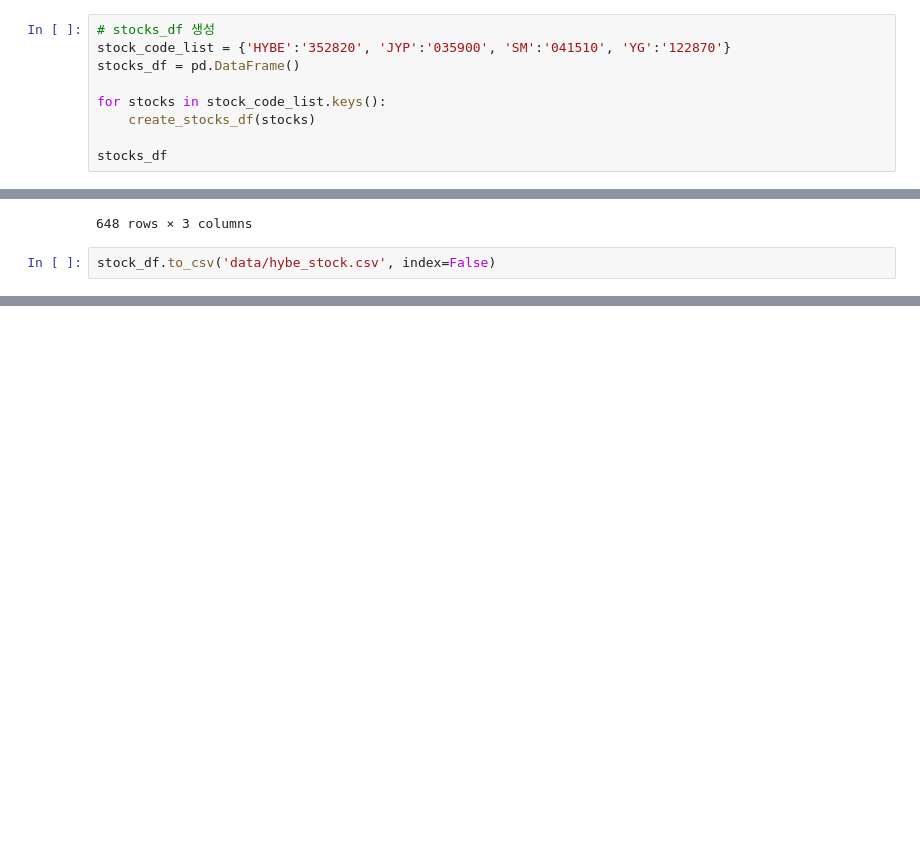
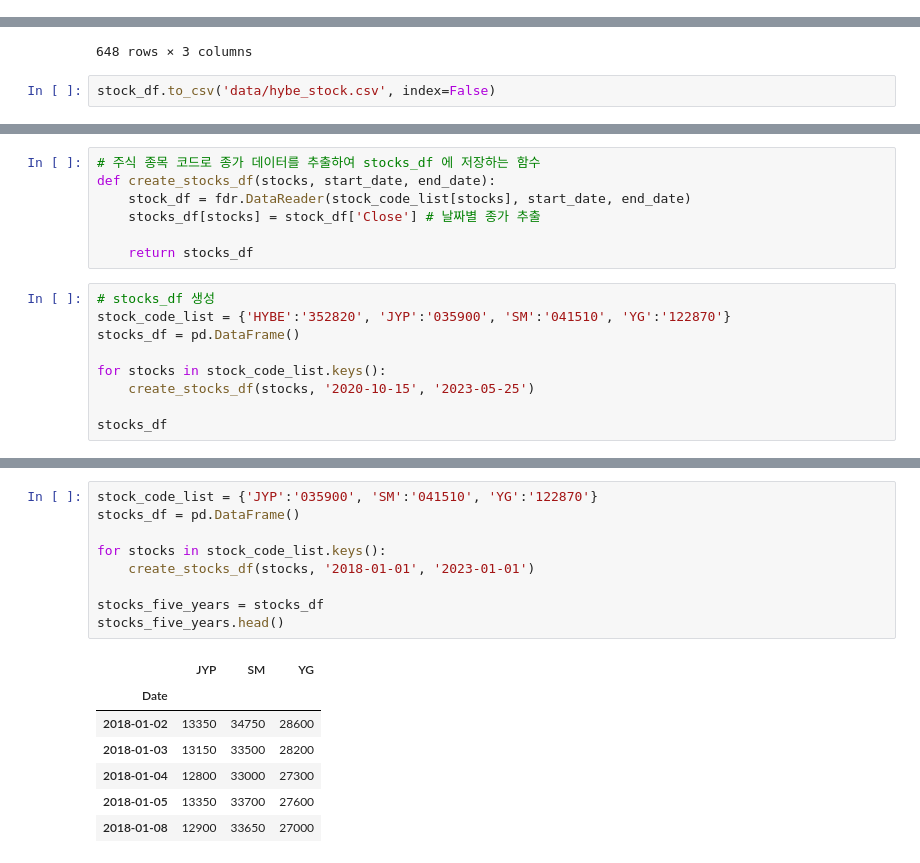
Before and after one commit to pulpo125/habang, a Jupyter notebook: stock_pj/stock_crawling.ipynb, the cells around one changed output, grey strips where cells are left out. Cells and saved outputs as stored; diff of their text form; blank space fills up the shorter version.

```diff
--- a/stock_pj/stock_crawling.ipynb
+++ b/stock_pj/stock_crawling.ipynb
@@ -25,12 +25,3 @@ def create_stocks_df(stocks):
     stocks_df[stocks] = stock_df['Close'] # 날짜별 종가 추출
 
     return stocks_df
-# %%
-# stocks_df 생성
-stock_code_list = {'HYBE':'352820', 'JYP':'035900', 'SM':'041510', 'YG':'122870'}
-stocks_df = pd.DataFrame()
-
-for stocks in stock_code_list.keys():
-    create_stocks_df(stocks)
-
-stocks_df
@@ -140,0 +103,16 @@ stock_df.to_csv('data/hybe_stock.csv', index=False)
+# %%
+# 주식 종목 코드로 종가 데이터를 추출하여 stocks_df 에 저장하는 함수
+def create_stocks_df(stocks, start_date, end_date):
+    stock_df = fdr.DataReader(stock_code_list[stocks], start_date, end_date)
+    stocks_df[stocks] = stock_df['Close'] # 날짜별 종가 추출
+
+    return stocks_df
+# %%
+# stocks_df 생성
+stock_code_list = {'HYBE':'352820', 'JYP':'035900', 'SM':'041510', 'YG':'122870'}
+stocks_df = pd.DataFrame()
+
+for stocks in stock_code_list.keys():
+    create_stocks_df(stocks, '2020-10-15', '2023-05-25')
+
+stocks_df
@@ -140,0 +170,17 @@ stock_df.to_csv('data/hybe_stock.csv', index=False)
+# %%
+stock_code_list = {'JYP':'035900', 'SM':'041510', 'YG':'122870'}
+stocks_df = pd.DataFrame()
+
+for stocks in stock_code_list.keys():
+    create_stocks_df(stocks, '2018-01-01', '2023-01-01')
+
+stocks_five_years = stocks_df
+stocks_five_years.head()
+# %% [output]
+|  | JYP | SM | YG |
+| Date |  |  |  |
+| 2018-01-02 | 13350 | 34750 | 28600 |
+| 2018-01-03 | 13150 | 33500 | 28200 |
+| 2018-01-04 | 12800 | 33000 | 27300 |
+| 2018-01-05 | 13350 | 33700 | 27600 |
+| 2018-01-08 | 12900 | 33650 | 27000 |
```
Also changed, not shown: parts of 21 cells of this notebook, 4 other files.
